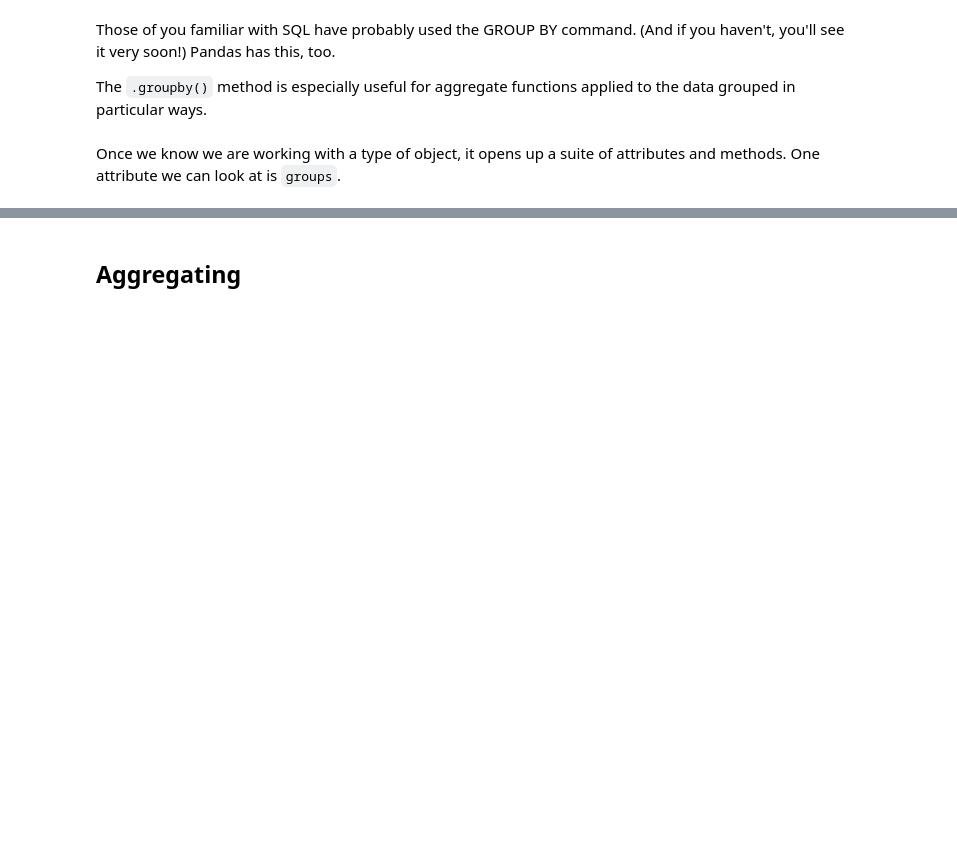
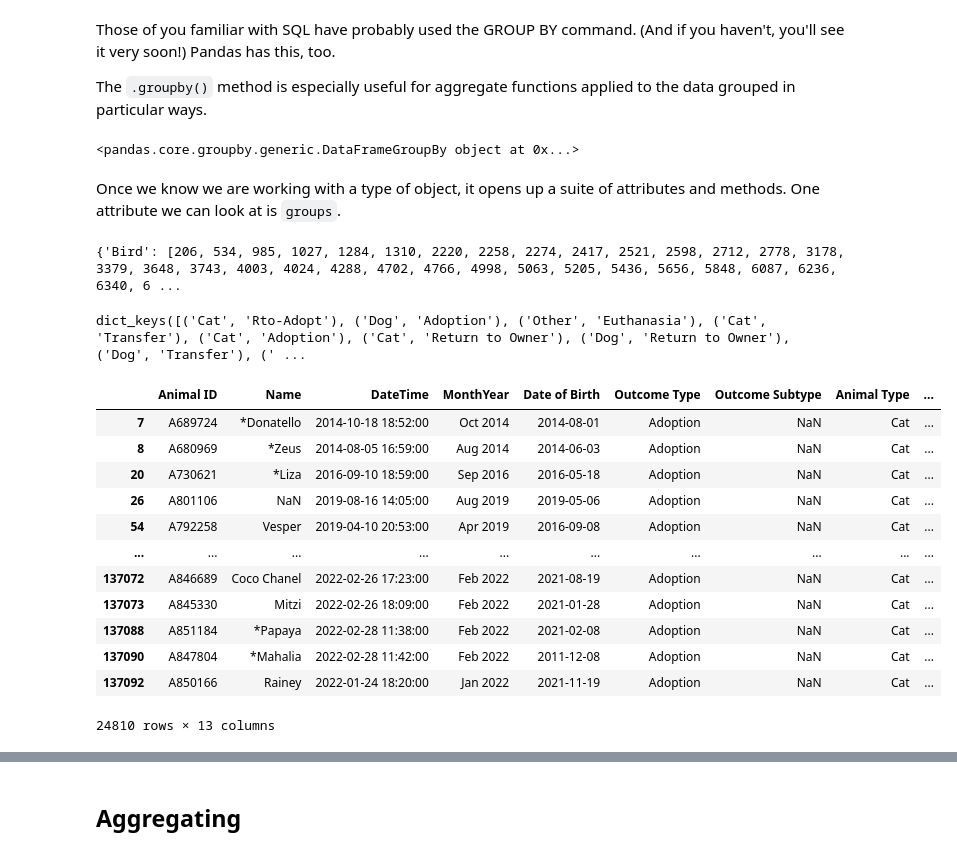
Before and after one commit to rbdaly16/NATL-DS-Live-062623, a Jupyter notebook: Phase1/Lectures/12-Aggregating_Combining_Dataframes.ipynb, the cells around one changed output, grey strips where cells are left out. Cells and saved outputs as stored; diff of their text form; code cells hidden in the pictures; blank space fills up the shorter version.

```diff
--- a/Phase1/Lectures/12-Aggregating_Combining_Dataframes.ipynb
+++ b/Phase1/Lectures/12-Aggregating_Combining_Dataframes.ipynb
@@ -27,9 +54,9 @@ outcomes.info()
 # %%
-# Let's create our Age in Days column
-None
+# Let's create our Age in Days column  .dt.date normalizes and removes time
+outcomes['Calculated Age in Days'] = pd.to_datetime(outcomes['DateTime'].dt.date) - outcomes['Date of Birth']
 # %%
 # Grab just the integer here...
-None
+outcomes['Calculated Age in Days'] = outcomes['Calculated Age in Days'].dt.days
 # %%
 # Sanity check
 outcomes.head()
@@ -41,7 +75,9 @@ Those of you familiar with SQL have probably used the GROUP BY command. (And if
 The `.groupby()` method is especially useful for aggregate functions applied to the data grouped in particular ways.
 # %%
 # Just using groupby outputs some weird GroupBy object
-None
+outcomes.groupby(by='Animal Type')
+# %% [output]
+<pandas.core.groupby.generic.DataFrameGroupBy object at 0x...>
 # %% [markdown]
 Once we know we are working with a type of object, it opens up a suite of attributes and methods. One attribute we can look at is `groups`.
 # %%
@@ -49,12 +85,30 @@ Once we know we are working with a type of object, it opens up a suite of attrib
 # along with the row indices of each value
 
 outcomes.groupby('Animal Type').groups
+# %% [output]
+{'Bird': [206, 534, 985, 1027, 1284, 1310, 2220, 2258, 2274, 2417, 2521, 2598, 2712, 2778, 3178, 3379, 3648, 3743, 4003, 4024, 4288, 4702, 4766, 4998, 5063, 5205, 5436, 5656, 5848, 6087, 6236, 6340, 6 ...
 # %%
 # Same goes for multi-index groupbys
 animal_outcome = outcomes.groupby(['Animal Type', 'Outcome Type'])
 # %%
 # .groups outputs a dictionary, so we can access the group names using keys()
 animal_outcome.groups.keys()
+# %% [output]
+dict_keys([('Cat', 'Rto-Adopt'), ('Dog', 'Adoption'), ('Other', 'Euthanasia'), ('Cat', 'Transfer'), ('Cat', 'Adoption'), ('Cat', 'Return to Owner'), ('Dog', 'Return to Owner'), ('Dog', 'Transfer'), (' ...
 # %%
 # We can then get a specific group, such as cats that were adopted
-None
+animal_outcome.get_group(('Cat','Adoption'))
+# %% [output]
+|  | Animal ID | Name | DateTime | MonthYear | Date of Birth | Outcome Type | Outcome Subtype | Animal Type | ... |
+| 7 | A689724 | *Donatello | 2014-10-18 18:52:00 | Oct 2014 | 2014-08-01 | Adoption | NaN | Cat | ... |
+| 8 | A680969 | *Zeus | 2014-08-05 16:59:00 | Aug 2014 | 2014-06-03 | Adoption | NaN | Cat | ... |
+| 20 | A730621 | *Liza | 2016-09-10 18:59:00 | Sep 2016 | 2016-05-18 | Adoption | NaN | Cat | ... |
+| 26 | A801106 | NaN | 2019-08-16 14:05:00 | Aug 2019 | 2019-05-06 | Adoption | NaN | Cat | ... |
+| 54 | A792258 | Vesper | 2019-04-10 20:53:00 | Apr 2019 | 2016-09-08 | Adoption | NaN | Cat | ... |
+| ... | ... | ... | ... | ... | ... | ... | ... | ... | ... |
+| 137072 | A846689 | Coco Chanel | 2022-02-26 17:23:00 | Feb 2022 | 2021-08-19 | Adoption | NaN | Cat | ... |
+| 137073 | A845330 | Mitzi | 2022-02-26 18:09:00 | Feb 2022 | 2021-01-28 | Adoption | NaN | Cat | ... |
+| 137088 | A851184 | *Papaya | 2022-02-28 11:38:00 | Feb 2022 | 2021-02-08 | Adoption | NaN | Cat | ... |
+| 137090 | A847804 | *Mahalia | 2022-02-28 11:42:00 | Feb 2022 | 2011-12-08 | Adoption | NaN | Cat | ... |
+| 137092 | A850166 | Rainey | 2022-01-24 18:20:00 | Jan 2022 | 2021-11-19 | Adoption | NaN | Cat | ... |
+24810 rows × 13 columns
```
Also changed, not shown: parts of 49 cells of this notebook.
